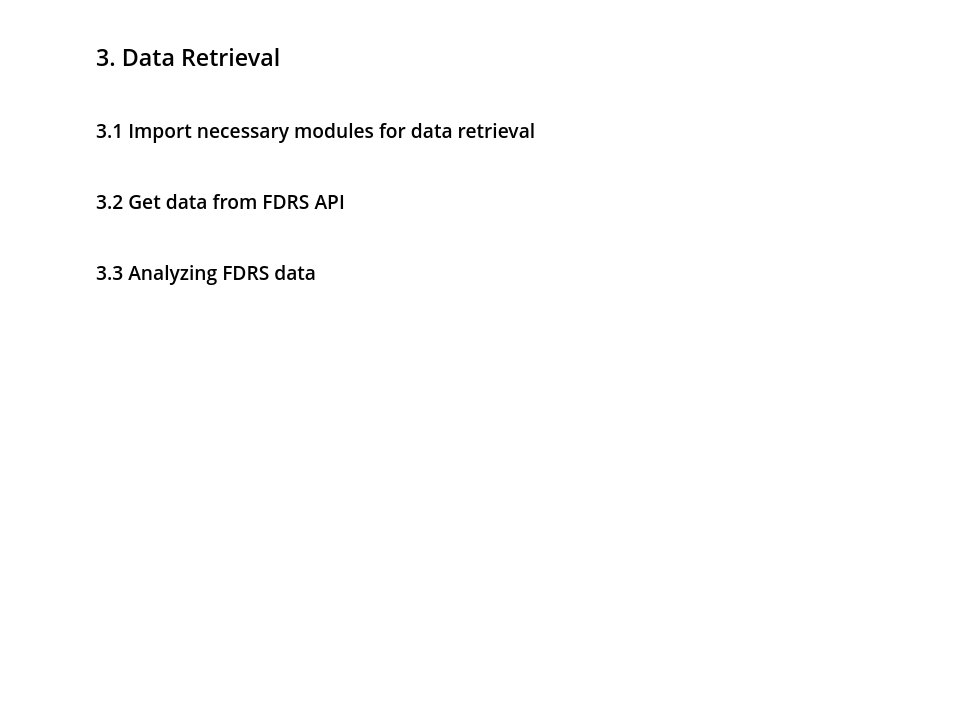
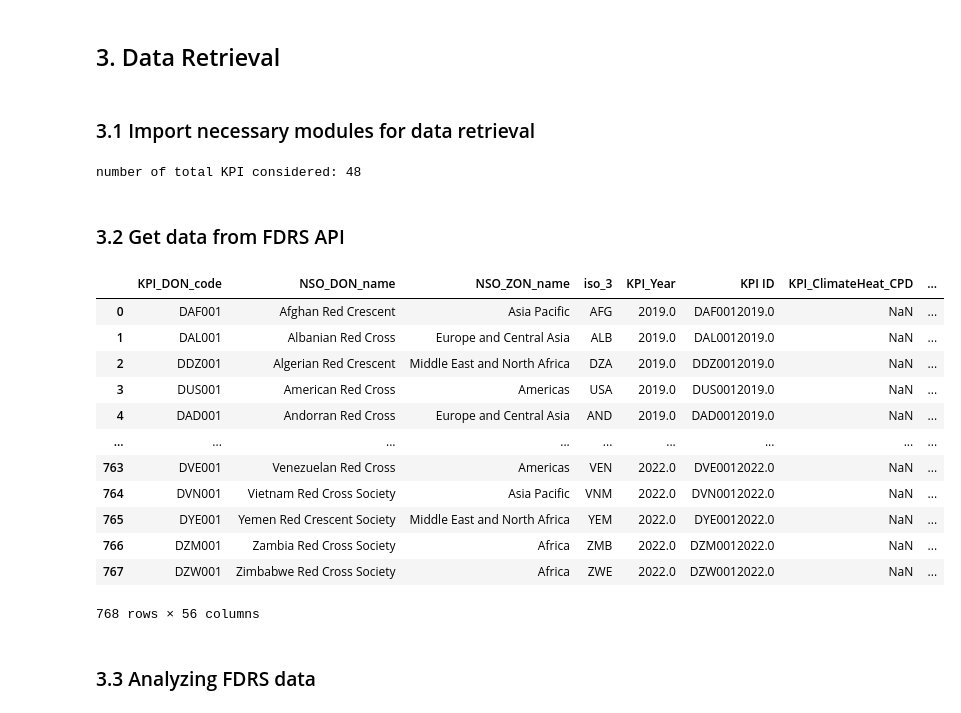
Before and after one commit to FDRS-ifrc/fdrs_imputing_missing_values, a Jupyter notebook: notebooks/1.0-sw-imputing-notebook.ipynb, the cells around one changed output. Drawn from its saved outputs; the diff is of its cells as text; code cells hidden in the pictures; blank space fills up the shorter version.

```diff
--- a/notebooks/1.0-sw-imputing-notebook.ipynb
+++ b/notebooks/1.0-sw-imputing-notebook.ipynb
@@ -93,18 +101,25 @@ codebook_path = os.path.join('..', 'references', 'codebook.xlsx')
 KPI.to_excel(codebook_path)
 codebook = pd.read_excel(codebook_path)
 # %%
+#From the codebook, we get all the indicators we need
+
 codebook = pd.read_excel(r"..\references\codebook.xlsx")
+#We scan for NS Reach - CPD to find the relevant total KPIs for reach, and we ad Train and DonBlood
 kpi_reach = codebook.query('KPI_Note == "NS Reach - CPD"')["KPI_Code"].to_list() + ["KPI_TrainFA_Tot", "KPI_DonBlood_Tot"]
+#metadata kpis are like submitted, validated
 metadata_kpis = codebook.query('KPI_Note == "Metadata"')["KPI_Code"].tolist()
-kpi_gov = ["KPI_GB_Tot", "KPI_PeopleVol_Tot", "KPI_PStaff_Tot", "KPI_noLocalUnits"]
-kpi_fi = ["KPI_IncomeLC_CHF", "KPI_expenditureLC_CHF"]
-kpi_gov_fi_code = kpi_gov + kpi_fi
+#gov KPIs
+kpi_gov_code = ["KPI_GB_Tot", "KPI_PeopleVol_Tot", "KPI_PStaff_Tot", "KPI_noLocalUnits"]
+#finance KPIs
+kpi_fi_code = ["KPI_IncomeLC_CHF", "KPI_expenditureLC_CHF"]
 
 exclude_kpis = ["KPI_Year", "DON_Code", "KPI_Id"]
 metadata_kpis = [kpi for kpi in metadata_kpis if kpi not in exclude_kpis]
-kpi_code = kpi_reach + kpi_gov_fi_code + metadata_kpis
+kpi_code = kpi_reach + kpi_gov_code + kpi_fi_code + metadata_kpis
 # %%
 #counting nb of considered KPIs
 print("number of total KPI considered:", len(kpi_code)-2)
+# %% [output]
+number of total KPI considered: 48
 # %% [markdown]
 ### 3.2 Get data from FDRS API
@@ -116,3 +126,24 @@ original_data
+# %%
+#select relevant years (should only be 4 consecutive years, or imputing will not tke the right average)
+years = ["2019", "2020", "2021", "2022"]
+#gets published data from the entities (basic info) and KpiValue (KPIs and their values) endpoint
+time_series = api_function(years, kpi_code, config)
+original_data = time_series.copy()
+original_data
+# %% [output]
+|  | KPI_DON_code | NSO_DON_name | NSO_ZON_name | iso_3 | KPI_Year | KPI ID | KPI_ClimateHeat_CPD | ... |
+| 0 | DAF001 | Afghan Red Crescent | Asia Pacific | AFG | 2019.0 | DAF0012019.0 | NaN | ... |
+| 1 | DAL001 | Albanian Red Cross | Europe and Central Asia | ALB | 2019.0 | DAL0012019.0 | NaN | ... |
+| 2 | DDZ001 | Algerian Red Crescent | Middle East and North Africa | DZA | 2019.0 | DDZ0012019.0 | NaN | ... |
+| 3 | DUS001 | American Red Cross | Americas | USA | 2019.0 | DUS0012019.0 | NaN | ... |
+| 4 | DAD001 | Andorran Red Cross | Europe and Central Asia | AND | 2019.0 | DAD0012019.0 | NaN | ... |
+| ... | ... | ... | ... | ... | ... | ... | ... | ... |
+| 763 | DVE001 | Venezuelan Red Cross | Americas | VEN | 2022.0 | DVE0012022.0 | NaN | ... |
+| 764 | DVN001 | Vietnam Red Cross Society | Asia Pacific | VNM | 2022.0 | DVN0012022.0 | NaN | ... |
+| 765 | DYE001 | Yemen Red Crescent Society | Middle East and North Africa | YEM | 2022.0 | DYE0012022.0 | NaN | ... |
+| 766 | DZM001 | Zambia Red Cross Society | Africa | ZMB | 2022.0 | DZM0012022.0 | NaN | ... |
+| 767 | DZW001 | Zimbabwe Red Cross Society | Africa | ZWE | 2022.0 | DZW0012022.0 | NaN | ... |
+768 rows × 56 columns
 # %% [markdown]
 ### 3.3 Analyzing FDRS data
 # %%
```
Also changed, not shown: parts of 17 cells of this notebook.
